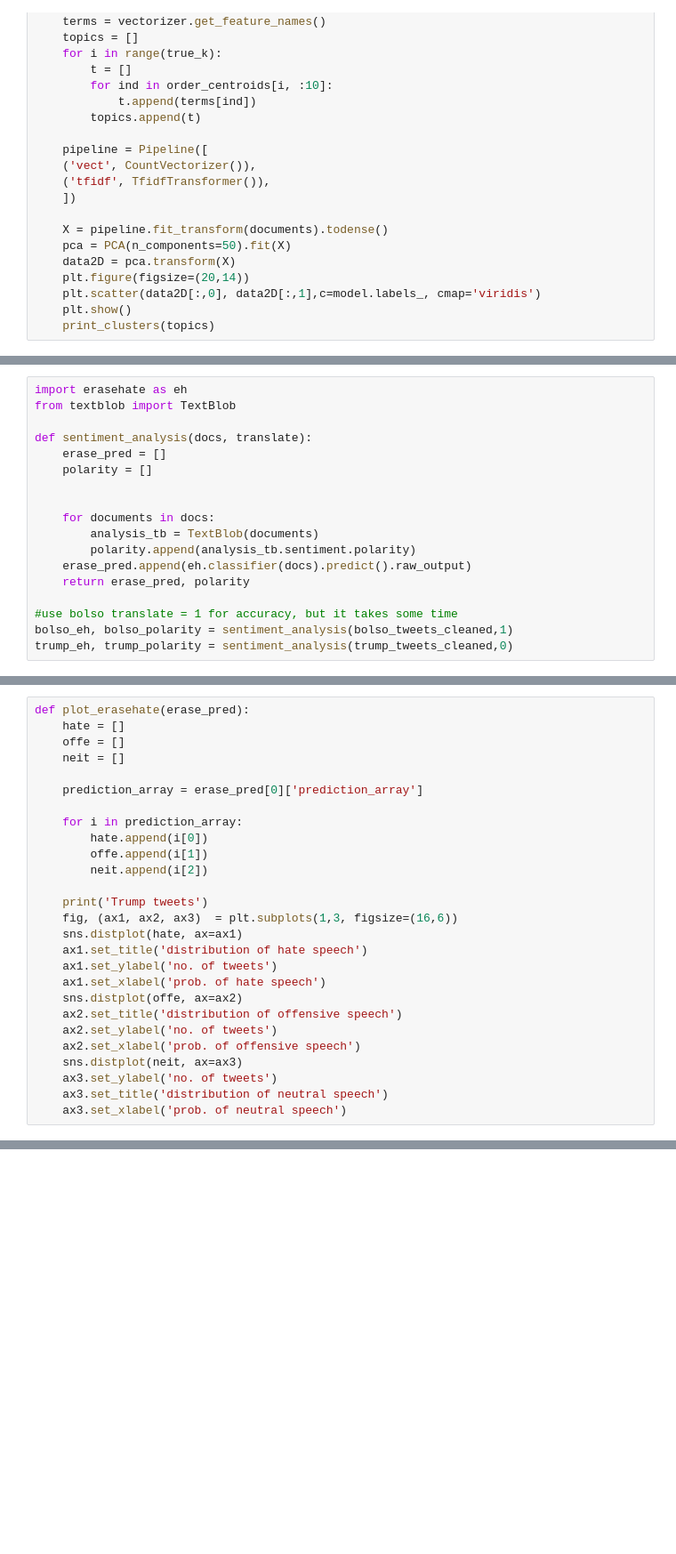
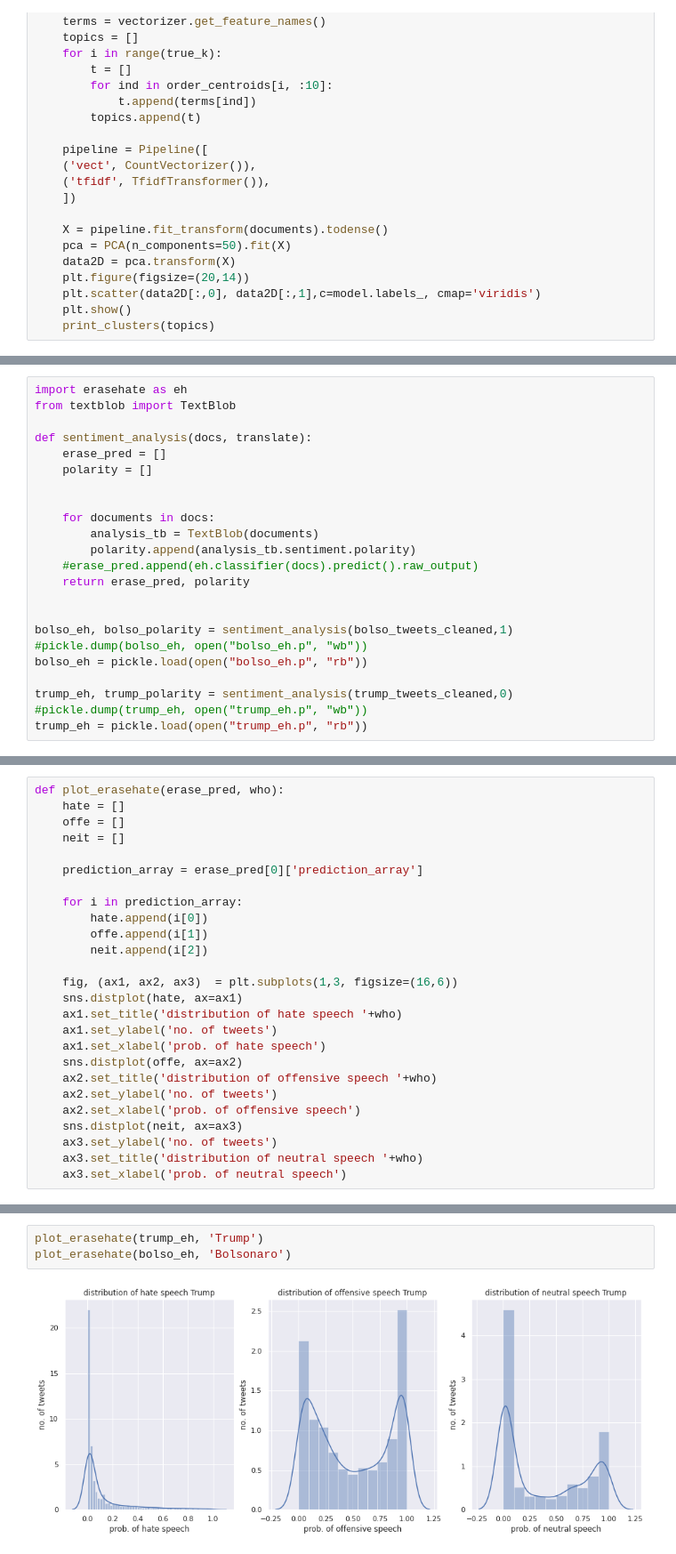
Before and after one commit to ggapp1/trump-vs-bolso, a Jupyter notebook: analysis.ipynb, the cells around one changed output, grey strips where cells are left out. Shown at 89% size. Drawn from its saved outputs; the diff is of its cells as text; blank space fills up the shorter version.

```diff
--- a/analysis.ipynb
+++ b/analysis.ipynb
@@ -159,9 +182,14 @@ def sentiment_analysis(docs, translate):
     for documents in docs:
         analysis_tb = TextBlob(documents)
         polarity.append(analysis_tb.sentiment.polarity)
-    erase_pred.append(eh.classifier(docs).predict().raw_output)
+    #erase_pred.append(eh.classifier(docs).predict().raw_output)
     return erase_pred, polarity
 
-#use bolso translate = 1 for accuracy, but it takes some time
+
 bolso_eh, bolso_polarity = sentiment_analysis(bolso_tweets_cleaned,1)
+#pickle.dump(bolso_eh, open("bolso_eh.p", "wb"))
+bolso_eh = pickle.load(open("bolso_eh.p", "rb"))
+
 trump_eh, trump_polarity = sentiment_analysis(trump_tweets_cleaned,0)
+#pickle.dump(trump_eh, open("trump_eh.p", "wb"))
+trump_eh = pickle.load(open("trump_eh.p", "rb"))
@@ -178,7 +201,7 @@ def plot_polarity(polarity):
     fig.set_ylabel('no. of tweets')
     fig.set_xlabel('polarity')
 # %%
-def plot_erasehate(erase_pred):
+def plot_erasehate(erase_pred, who):
     hate = []
     offe = []
     neit = []
@@ -190,18 +213,17 @@ def plot_erasehate(erase_pred):
         offe.append(i[1])
         neit.append(i[2])
 
-    print('Trump tweets')
     fig, (ax1, ax2, ax3)  = plt.subplots(1,3, figsize=(16,6))
     sns.distplot(hate, ax=ax1)
-    ax1.set_title('distribution of hate speech')
+    ax1.set_title('distribution of hate speech '+who)
     ax1.set_ylabel('no. of tweets')
     ax1.set_xlabel('prob. of hate speech')
     sns.distplot(offe, ax=ax2)
-    ax2.set_title('distribution of offensive speech')
+    ax2.set_title('distribution of offensive speech '+who)
     ax2.set_ylabel('no. of tweets')
     ax2.set_xlabel('prob. of offensive speech')
     sns.distplot(neit, ax=ax3)
     ax3.set_ylabel('no. of tweets')
-    ax3.set_title('distribution of neutral speech')
+    ax3.set_title('distribution of neutral speech '+who)
     ax3.set_xlabel('prob. of neutral speech')
 # %%
@@ -226,0 +237,5 @@ Trump tweets
+# %%
+plot_erasehate(trump_eh, 'Trump')
+plot_erasehate(bolso_eh, 'Bolsonaro')
+# %% [output]
+[figure, added]
```
Also changed, not shown: parts of 29 cells of this notebook, 3 other files.
